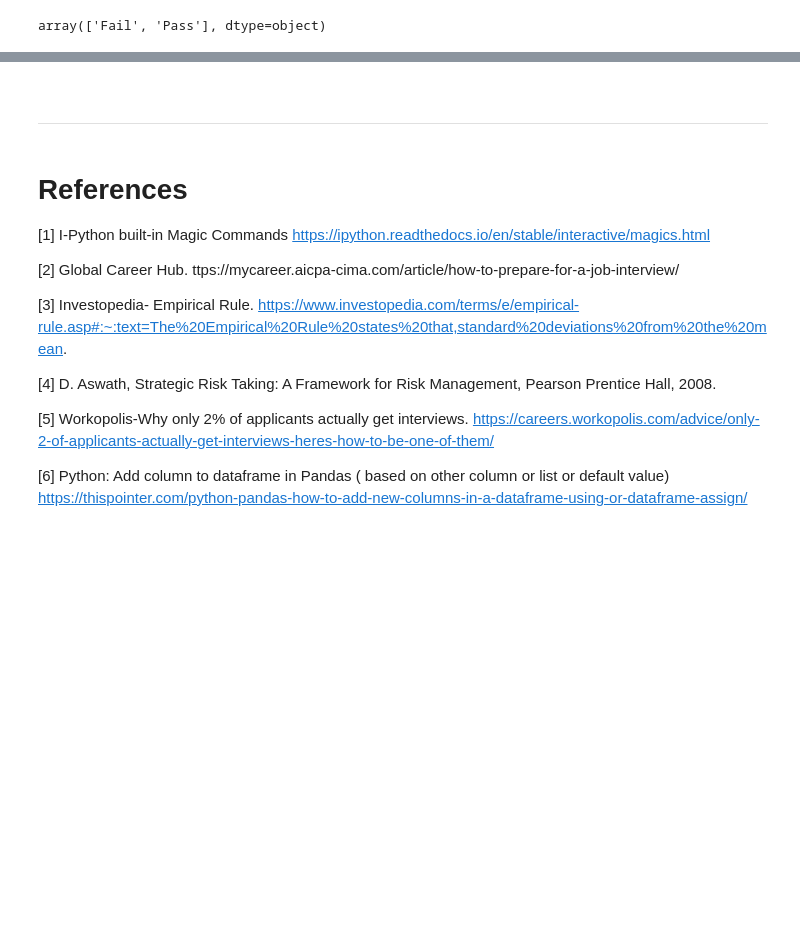
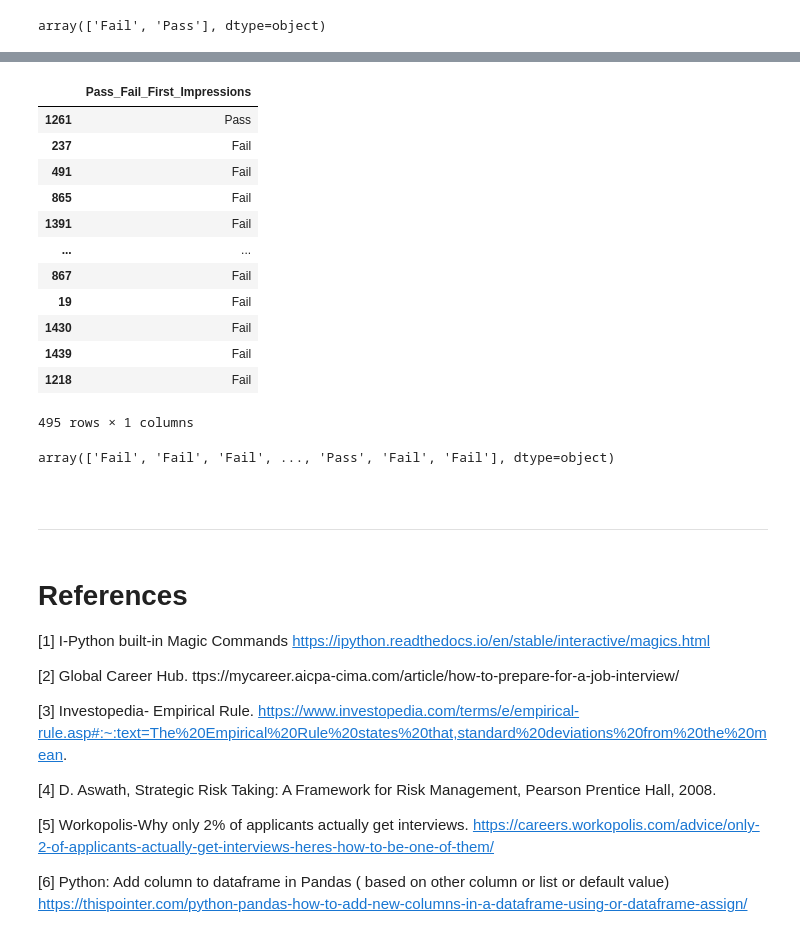
Before and after one commit to Deego88/Programming_for_Data_Analysis_Project_2020, a Jupyter notebook: Programming_for_Data_Analysis_Project_2020.ipynb, the cells around one changed output, grey strips where cells are left out. Cells and saved outputs as stored; diff of their text form; code cells hidden in the pictures; blank space fills up the shorter version.

```diff
--- a/Programming_for_Data_Analysis_Project_2020.ipynb
+++ b/Programming_for_Data_Analysis_Project_2020.ipynb
@@ -1075,3 +1159,25 @@ array(['Fail', 'Pass'], dtype=object)
+# %%
+outputs_test
+# %% [output]
+|  | Pass_Fail_First_Impressions |
+| 1261 | Pass |
+| 237 | Fail |
+| 491 | Fail |
+| 865 | Fail |
+| 1391 | Fail |
+| ... | ... |
+| 867 | Fail |
+| 19 | Fail |
+| 1430 | Fail |
+| 1439 | Fail |
+| 1218 | Fail |
+495 rows × 1 columns
+# %%
+# use Knn to make predictions based on the inputs
+# Knn now trained on input_test data
+knn.predict(inputs)
+# %% [output]
+array(['Fail', 'Fail', 'Fail', ..., 'Pass', 'Fail', 'Fail'], dtype=object)
 # %%
 grid = sns.FacetGrid(tips, row="sex", col="time", margin_titles=True)
 # %%
```
Also changed, not shown: parts of 27 cells of this notebook.
